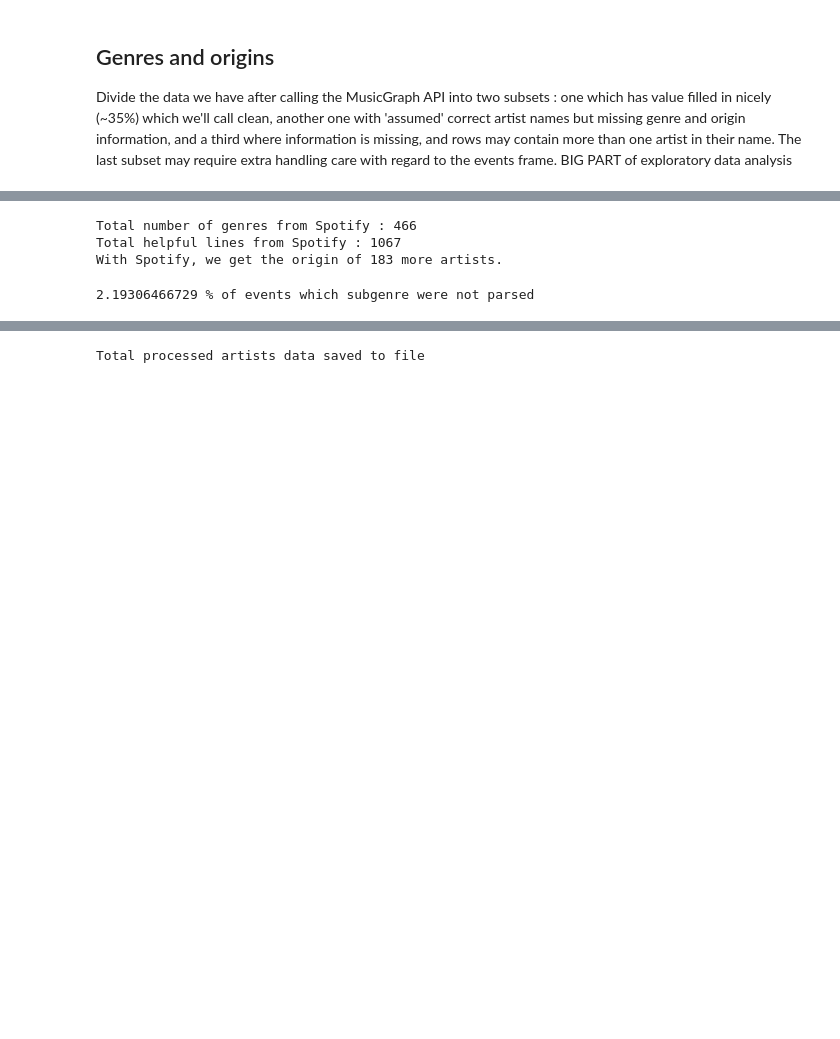
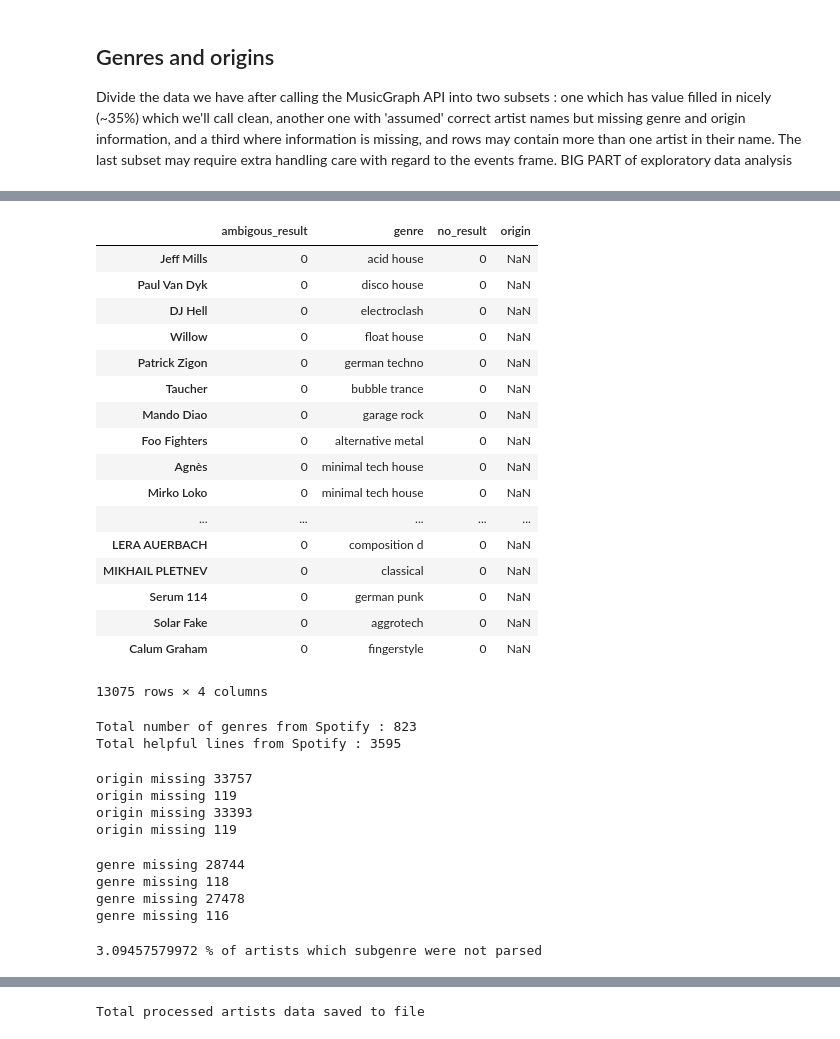
Before and after one commit to sareban/ada-project, a Jupyter notebook: Preprocessing.ipynb, the cells around one changed output, grey strips where cells are left out. Saved outputs shown, nothing was run; the diff lists cells and outputs as text; code cells hidden in the pictures; blank space fills up the shorter version.

```diff
--- a/Preprocessing.ipynb
+++ b/Preprocessing.ipynb
@@ -377 +462,24 @@ First, we will try to fill in the missing genre value with the data acquired fro
+# %%
+total_spotify.set_index('name', drop=True, append=False, inplace=True)
+del total_spotify.index.name
+total_spotify
+# %% [output]
+|  | ambigous_result | genre | no_result | origin |
+| Jeff Mills | 0 | acid house | 0 | NaN |
+| Paul Van Dyk | 0 | disco house | 0 | NaN |
+| DJ Hell | 0 | electroclash | 0 | NaN |
+| Willow | 0 | float house | 0 | NaN |
+| Patrick Zigon | 0 | german techno | 0 | NaN |
+| Taucher | 0 | bubble trance | 0 | NaN |
+| Mando Diao | 0 | garage rock | 0 | NaN |
+| Foo Fighters | 0 | alternative metal | 0 | NaN |
+| Agnès | 0 | minimal tech house | 0 | NaN |
+| Mirko Loko | 0 | minimal tech house | 0 | NaN |
+| ... | ... | ... | ... | ... |
+| LERA AUERBACH | 0 | composition d | 0 | NaN |
+| MIKHAIL PLETNEV | 0 | classical | 0 | NaN |
+| Serum 114 | 0 | german punk | 0 | NaN |
+| Solar Fake | 0 | aggrotech | 0 | NaN |
+| Calum Graham | 0 | fingerstyle | 0 | NaN |
+13075 rows × 4 columns
 # %%
@@ -417,23 +520,31 @@ country_dict['c-pop'] = 'China'
 # %%
 total_spotify = total_spotify.select(lambda x: (x in musicgraph_several.index) or (x in musicgraph_missing.index))
 print('Total number of genres from Spotify :', total_spotify.genre.unique().size)
-print('Total helpful lines from Spotify :', total_spotify.name.size)
-
-
-i=0
-for index, genre in zip(total_spotify.index, total_spotify.genre) :
-    for word in genre.split() :
-        if word in country_dict :
-            if index in musicgraph_missing.index :
-                musicgraph_missing.set_value(index, 'origin', country_dict[word])
-            elif index in musicgraph_several.index :
-                musicgraph_several.set_value(index, 'origin', country_dict[word])
-            i+=1
-print('With Spotify, we get the origin of', i, 'more artists.')
+print('Total lines from Spotify with genre :', total_spotify.index.size)
 # %% [output]
-Total number of genres from Spotify : 466
-Total helpful lines from Spotify : 1067
-With Spotify, we get the origin of 183 more artists.
+Total number of genres from Spotify : 823
+Total helpful lines from Spotify : 3595
+# %%
+print('origins missing before', (pd.isnull(musicgraph_missing.origin)).sum())
+print('origins missing before', (pd.isnull(musicgraph_several.origin)).sum())
+
+
+for index, genre in zip(total_spotify.index, total_spotify.genre) :
+    for word in genre.split() :
+        if word in country_dict :
+            if index in musicgraph_missing.index :
+                musicgraph_missing.set_value(index, 'origin', country_dict[word])
+            elif index in musicgraph_several.index :
+                musicgraph_several.set_value(index, 'origin', country_dict[word])
+
+
+print('origins missing after', (pd.isnull(musicgraph_missing.origin)).sum())
+print('origins missing after', (pd.isnull(musicgraph_several.origin)).sum())
+# %% [output]
+origin missing 33757
+origin missing 119
+origin missing 33393
+origin missing 119
 # %%
 genre_dict = {}
 
@@ -484,7 +595,9 @@ NewAge = ['age', 'kirtan', 'didgeridoo']
 for key in NewAge:
     genre_dict[key] = 'New Age'
 
-i=0
+print('genres missing before', (pd.isnull(musicgraph_missing.genre)).sum())
+print('genres missing before', (pd.isnull(musicgraph_several.genre)).sum())
+
 for index, genre in zip(total_spotify.index, total_spotify.genre) :
     for word in genre.split() :
         if word in genre_dict :
@@ -493,14 +606,21 @@ for index, genre in zip(total_spotify.index, total_spotify.genre) :
                 musicgraph_missing.set_value(index, 'genre', genre_dict[word])
             elif index in musicgraph_several.index :
                 musicgraph_several.set_value(index, 'genre', genre_dict[word])
-            i+=1
+
+print('genres missing after', (pd.isnull(musicgraph_missing.genre)).sum())
+print('genres missing after', (pd.isnull(musicgraph_several.genre)).sum())
+# %% [output]
+genre missing 28744
+genre missing 118
+genre missing 27478
+genre missing 116
 # %%
 genres = total_musicgraph.genre.unique()
 i = 0
 for genre in total_spotify.genre :
     if genre not in genres :
         i+=1
-print(i/total_spotify.size*100 , '% of events which subgenre were not parsed')
+print(i/total_spotify.size*100 , '% of artists which subgenre were not parsed')
 # %% [output]
-2.19306466729 % of events which subgenre were not parsed
+3.09457579972 % of artists which subgenre were not parsed
 # %%
```
Also changed, not shown: parts of 27 cells of this notebook, 6 other files.
